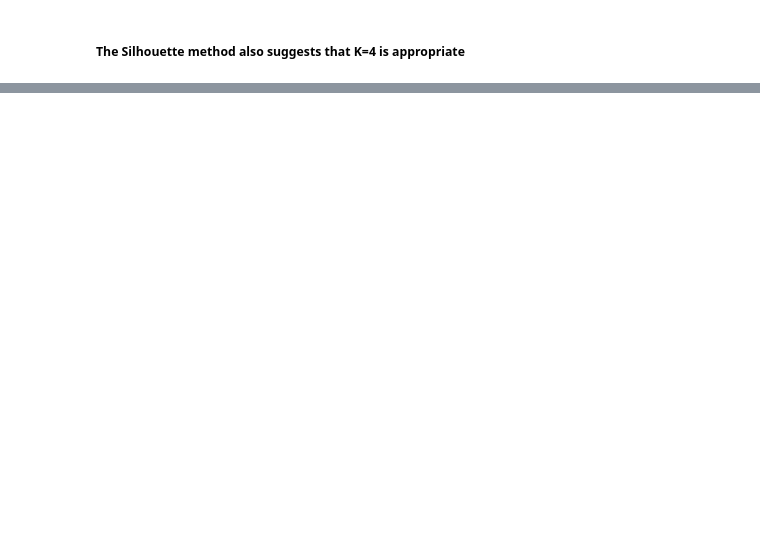
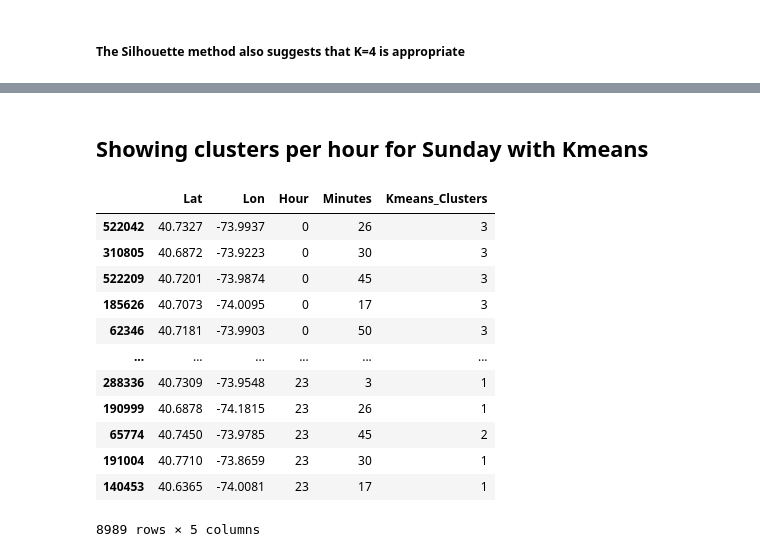
Before and after one commit to Data5ci3nc3/Uber_pick_ups, a Jupyter notebook: Uber_pickups_completed.ipynb, the cells around one changed output, grey strips where cells are left out. Cells and saved outputs as stored; diff of their text form; code cells hidden in the pictures; blank space fills up the shorter version.

```diff
--- a/Uber_pickups_completed.ipynb
+++ b/Uber_pickups_completed.ipynb
@@ -1821,0 +1777,2 @@ Point 5 belongs to cluster: 3
+# %%
+sunday.loc[:,"Kmeans_Clusters"] = kmeans.predict(X)
@@ -1821,0 +2981,19 @@ Point 5 belongs to cluster: 3
+# %% [markdown]
+## Showing clusters per hour for Sunday with Kmeans
+# %%
+sunday_sort = sunday.sort_values(by=["Hour"])
+sunday_sort
+# %% [output]
+|  | Lat | Lon | Hour | Minutes | Kmeans_Clusters |
+| 522042 | 40.7327 | -73.9937 | 0 | 26 | 3 |
+| 310805 | 40.6872 | -73.9223 | 0 | 30 | 3 |
+| 522209 | 40.7201 | -73.9874 | 0 | 45 | 3 |
+| 185626 | 40.7073 | -74.0095 | 0 | 17 | 3 |
+| 62346 | 40.7181 | -73.9903 | 0 | 50 | 3 |
+| ... | ... | ... | ... | ... | ... |
+| 288336 | 40.7309 | -73.9548 | 23 | 3 | 1 |
+| 190999 | 40.6878 | -74.1815 | 23 | 26 | 1 |
+| 65774 | 40.7450 | -73.9785 | 23 | 45 | 2 |
+| 191004 | 40.7710 | -73.8659 | 23 | 30 | 1 |
+| 140453 | 40.6365 | -74.0081 | 23 | 17 | 1 |
+8989 rows × 5 columns
```
Also changed, not shown: parts of 221 cells of this notebook.
